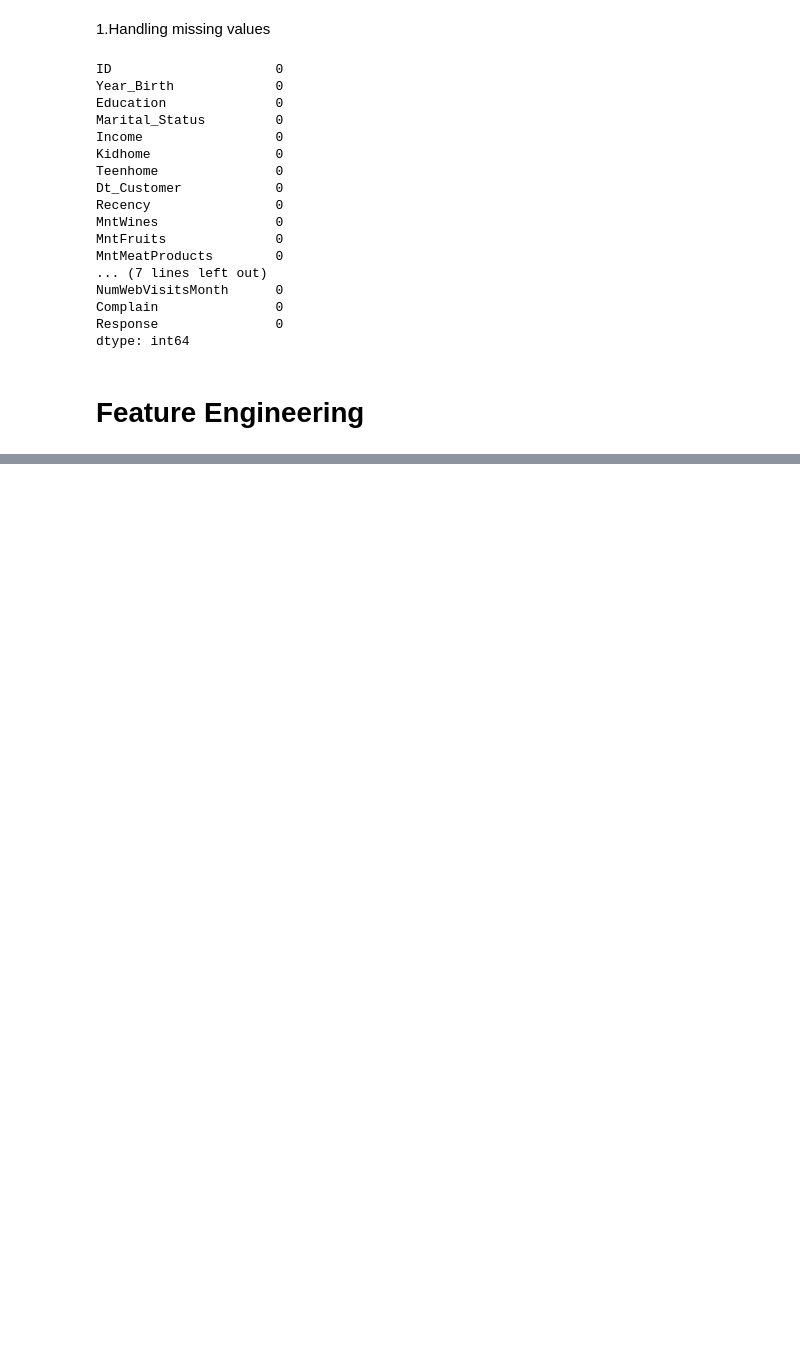
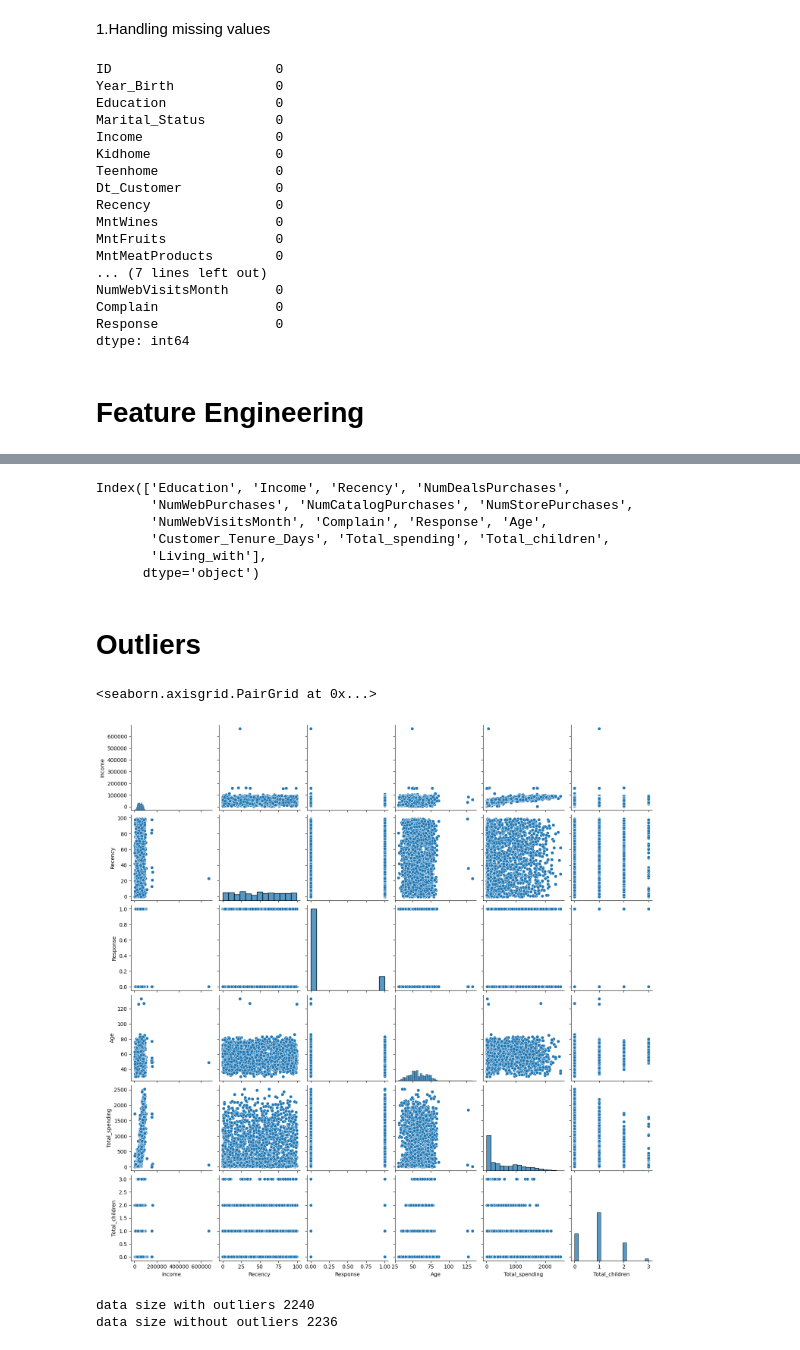
Before and after one commit to purvi-negi/ml-basic-projects, a Jupyter notebook: smart_cart/smart_cart.ipynb, the cells around one changed output, grey strips where cells are left out. Saved outputs shown, nothing was run; the diff lists cells and outputs as text; code cells hidden in the pictures; blank space fills up the shorter version.

```diff
--- a/smart_cart/smart_cart.ipynb
+++ b/smart_cart/smart_cart.ipynb
@@ -94,3 +93,9 @@ df.head()
 df["Total_spending"] = df["MntWines"] +  df["MntFruits"] +  df["MntMeatProducts"] + df["MntFishProducts"]+ df["MntSweetProducts"]+  df["MntGoldProds"]
 # %%
 df["Total_children"] = df["Kidhome"] + df["Teenhome"]
+# %%
+# education
+
+df["Education"]=df["Education"].replace({
+    "Basic":"Undergraduate","2n Cycle":"Undergraduate","Graduation":"Graduate","Master":"Postgraduate","PhD":"Postgraduate"
+})
@@ -96,0 +110,6 @@ df["Total_children"] = df["Kidhome"] + df["Teenhome"]
+# %%
+#Marital status
+df["Living_with"]=df["Marital_Status"].replace({
+    "Married":"Partner","Together":"Partner","Single":"Alone","Divorced":"Alone","Widow":"Alone","Absurd":"Alone","YOLO":"Alone"
+})
+df["Living_with"].value_counts()
@@ -96,0 +132,33 @@ df["Total_children"] = df["Kidhome"] + df["Teenhome"]
+# %%
+cols = ["ID","Year_Birth","Marital_Status","Kidhome","Teenhome","Dt_Customer"]
+spending_cols = ["MntWines","MntFruits","MntMeatProducts","MntFishProducts","MntSweetProducts","MntGoldProds"]
+cols_to_drop = cols + spending_cols
+
+df_cleaned = df.drop(columns = cols_to_drop)
+# %%
+df_cleaned.columns
+# %% [output]
+Index(['Education', 'Income', 'Recency', 'NumDealsPurchases',
+       'NumWebPurchases', 'NumCatalogPurchases', 'NumStorePurchases',
+       'NumWebVisitsMonth', 'Complain', 'Response', 'Age',
+       'Customer_Tenure_Days', 'Total_spending', 'Total_children',
+       'Living_with'],
+      dtype='object')
+# %% [markdown]
+# Outliers
+# %%
+cols = ["Income","Recency","Response","Age","Total_spending","Total_children"]
+sns.pairplot(df_cleaned[cols])
+# %% [output]
+<seaborn.axisgrid.PairGrid at 0x...>
+[figure, added]
+# %%
+print("data size with outliers",len(df_cleaned))
+
+df_cleaned = df_cleaned [ (df_cleaned["Age"]<90)]
+df_cleaned  = df_cleaned[(df_cleaned["Income"] < 600_000)]
+
+print("data size without outliers",len(df_cleaned))
+# %% [output]
+data size with outliers 2240
+data size without outliers 2236
```
Also changed, not shown: parts of 41 cells of this notebook.
